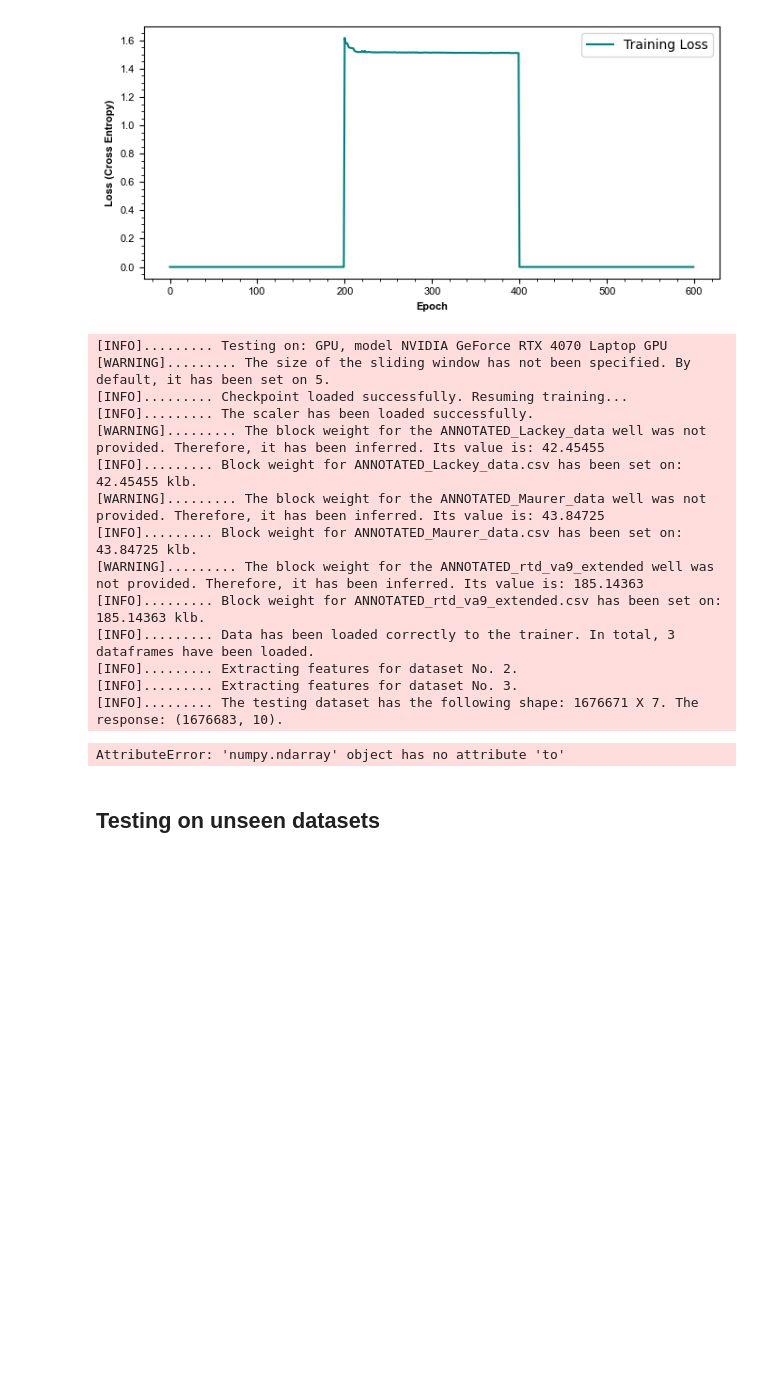
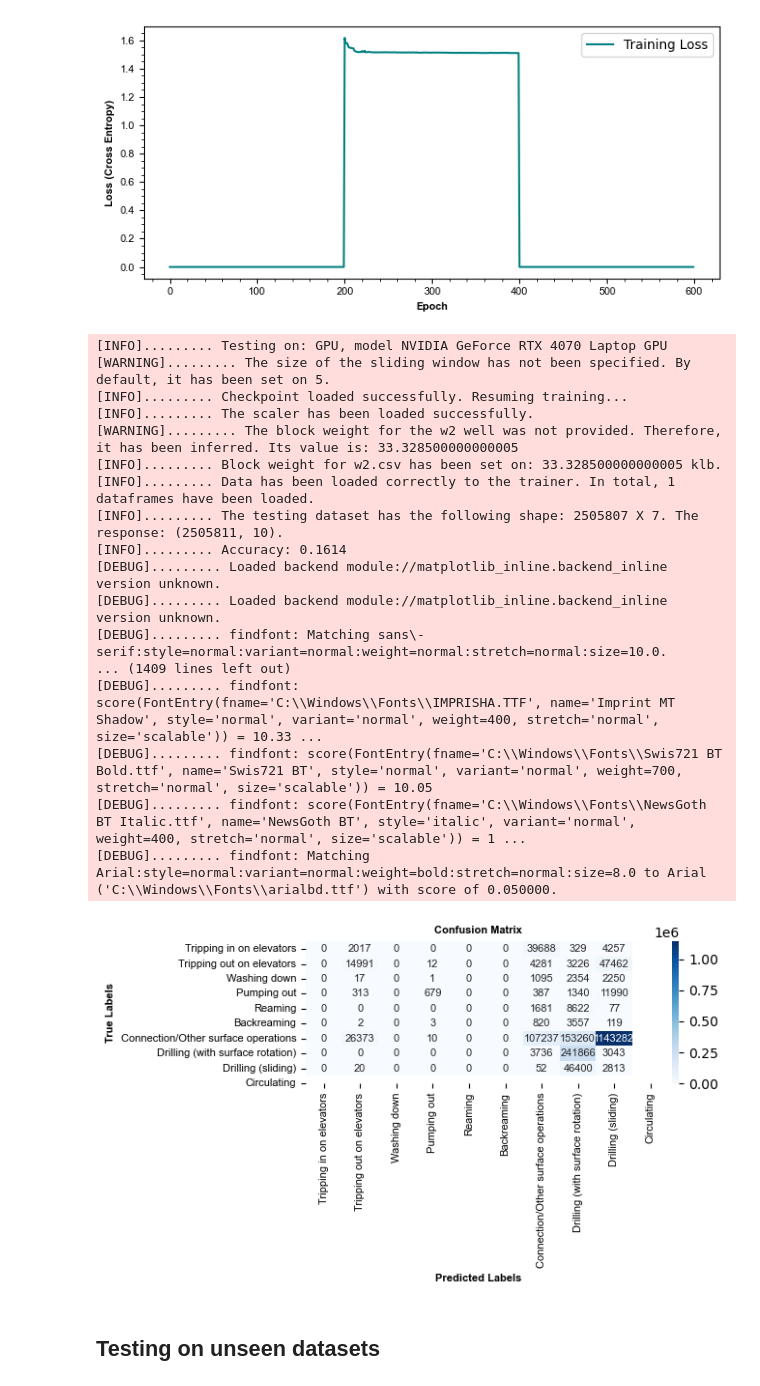
Before and after one commit to acmontesh/RigState, a Jupyter notebook: COLAB_READY_TRAINING_TRANSFORMER.ipynb, the cells around one changed output. Saved outputs shown, nothing was run; the diff lists cells and outputs as text; code cells hidden in the pictures; blank space fills up the shorter version.

Commit message:
correcting y in extractFeatures(), which was pointing to the wrong DF

```diff
--- a/COLAB_READY_TRAINING_TRANSFORMER.ipynb
+++ b/COLAB_READY_TRAINING_TRANSFORMER.ipynb
@@ -211,7 +211,8 @@ class Trainer:
         return model, optimizer
 
     def trainModel(  self, modelType, batchSize=32, nEpochs=200, learningRate=0.0001, currentCheckPointPath=None,
-                    saveModel=True, savePath="model_transformer.pth", saveScaler=True, scalerPath="scaler_transformer.pkl", **kwargs  ):
+                    saveModel=True, savePath="model_transformer.pth", saveScaler=True, scalerPath="scaler_transformer.pkl",
+                     stratifyData=False,fitScaler=True, **kwargs  ):
         if len( self.dataSets )==0:
             self.logger.errorMsg( "No data has been loaded to the trainer. Use the loadData( ) function before training a model." )
             sys.exit( 1 );
@@ -231,11 +232,11 @@ class Trainer:
         typeDevice              = "GPU" if torch.cuda.is_available( ) else "CPU"
         self.logger.infoMsg(  f"Working on: {typeDevice}, model {torch.cuda.get_device_name(0)}"  )
         self.logger.infoMsg( "Extracting features for dataset No. 1." )
-        X_train, y_train        = self.extractFeatures( self.dataSets[ 0 ],self.blockWeights[ 0 ],modelType=modelType,slidingWindow=self.slidingWindow )
+        X_train, y_train        = self.extractFeatures( self.dataSets[ 0 ],self.blockWeights[ 0 ],modelType=modelType,slidingWindow=self.slidingWindow,fitScaler=fitScaler )
         if len( self.dataSets )>1:
             for k,ds in enumerate( self.dataSets[1:] ):
                 self.logger.infoMsg( f"Extracting features for dataset No. {k+2}." )
-                X_train_temp, y_train_temp  = self.extractFeatures( ds,self.blockWeights[ k+1 ],modelType=modelType,slidingWindow=self.slidingWindow )
+                X_train_temp, y_train_temp  = self.extractFeatures( ds,self.blockWeights[ k+1 ],modelType=modelType,slidingWindow=self.slidingWindow,fitScaler=fitScaler )
                 X_train         = np.concatenate( [X_train,X_train_temp],axis=0 )
                 y_train         = np.concatenate( [y_train,y_train_temp] )
         self.logger.infoMsg( f"The training dataset has the following shape: {X_train.shape[0]} X {X_train.shape[1]}. The response: {y_train.shape}" )
@@ -243,6 +244,7 @@ class Trainer:
         X_train, y_train        = self.wrapTensor( X_train,y_train,slidingWindow=self.slidingWindow )
         nNans                   = np.isnan( X_train ).sum(  )
         if nNans>0:             self.logger.warningMsg( f"There are {nNans} NaNs in the training dataset. Consider trimming NaNs before training." )
+        X_train, y_train        = self._stratifyData( X_train, y_train,stratifyData=stratifyData )
         X_train                 = torch.from_numpy( X_train.astype(np.float32) ).to( device )
         y_train                 = torch.from_numpy( y_train.astype(np.float32) )
         y_train                 = torch.argmax( y_train, dim=1 ).to( device )
@@ -281,6 +283,9 @@ class Trainer:
             self.logger.infoMsg( f"Successfully saved {modelType} model: {savePath}" )
         return trainLosses, model
 
+    def _stratifyData( self ):
+        pass
+
     def wrapTensor( self,X,y,slidingWindow ):
         XF                      = [ ]
         yF                      = [ ]
@@ -307,7 +312,7 @@ class Trainer:
         inferredBW              = c[0]+delta
         return inferredBW
 
-    def extractFeatures( self, df, blockWeight, modelType,slidingWindow=5 ):
+    def extractFeatures( self, df, blockWeight, modelType,slidingWindow=5,fitScaler=False ):
         df[self.nom.EFF_HOOK_LOAD_MNEMO]            = np.where(df[self.nom.HOOK_LOAD_MNEMO]>0,df[self.nom.HOOK_LOAD_MNEMO]-df[self.nom.BLOCK_WEIGHT_MNEMO],df[self.nom.HOOK_LOAD_MNEMO])
         df[self.nom.BLOCK_POSITION_TREND_MNEMO]     = df[self.nom.BLOCK_POSITION_MNEMO].rolling(window=slidingWindow).apply(self._trend,raw=True,engine='cython')
         df[self.nom.FLOW_RATE_VARIABILITY_MNEMO]    = df[self.nom.FLOW_IN_MNEMO].rolling(window=slidingWindow).std(  )
@@ -326,7 +331,7 @@ class Trainer:
                                                             self.nom.RIG_STATE_MNEMO]]
         dfTraining                                  = dfTraining.dropna( axis=0 )
         X                       = dfTraining.iloc[:,:-1].values
-        y                       = df[self.nom.RIG_STATE_MNEMO].values
+        y                       = dfTraining[self.nom.RIG_STATE_MNEMO].values
         y                       = pd.get_dummies( y )
         y                       = y.reindex( columns=self.nom.GOAL_RIG_STATES,fill_value=False )
         y                       = y.values
@@ -404,7 +409,7 @@ class Trainer:
         slope,_,_,_,_         = sp.stats.linregress( np.arange(len( window )), window )
         return slope
 
-    def testModel( self,pathTest,pathScaler=None,blockWeights={  },batchSize=32,loadFromPath=None,modelType=None,model=None,**kwargs ):
+    def testModel( self,pathTest,pathScaler=None,blockWeights={  },batchSize=32,loadFromPath=None,modelType=None,model=None,fitScaler=False,**kwargs ):
         device                  = torch.device( "cuda:0" if torch.cuda.is_available( ) else "cpu" )
         typeDevice              = "GPU" if torch.cuda.is_available( ) else "CPU"
         self.logger.infoMsg(  f"Testing on: {typeDevice}, model {torch.cuda.get_device_name(0)}"  )
@@ -435,11 +440,11 @@ class Trainer:
         allYPred                = [  ]
         allYTrue                = [  ]
         self.loadData( pathTest,blockWeights )
-        X_test, y_test        = self.extractFeatures( self.dataSets[ 0 ],self.blockWeights[ 0 ],modelType=modelType,slidingWindow=self.slidingWindow )
+        X_test, y_test        = self.extractFeatures( self.dataSets[ 0 ],self.blockWeights[ 0 ],modelType=modelType,slidingWindow=self.slidingWindow,fitScaler=fitScaler )
         if len( self.dataSets )>1:
             for k,ds in enumerate( self.dataSets[1:] ):
                 self.logger.infoMsg( f"Extracting features for dataset No. {k+2}." )
-                X_test_temp, y_test_temp    = self.extractFeatures( ds,self.blockWeights[ k+1 ],modelType=modelType,slidingWindow=self.slidingWindow )
+                X_test_temp, y_test_temp    = self.extractFeatures( ds,self.blockWeights[ k+1 ],modelType=modelType,slidingWindow=self.slidingWindow,fitScaler=fitScaler )
                 X_test                      = np.concatenate( [X_test,X_test_temp],axis=0 )
                 y_test                      = np.concatenate( [y_test,y_test_temp] )
         self.logger.infoMsg( f"The testing dataset has the following shape: {X_test.shape[0]} X {X_test.shape[1]}. The response: {y_test.shape}." )
@@ -523,25 +515,28 @@ trainer.plotLosses( trainLosses,None )
 [figure]
 # %%
 trainer=Trainer(  )
-trainer.testModel( r"C:\Users\abrah\OneDrive\Doctorate Petroleum Engineering\0A. RESEARCH PROJECT\16. RIG ACTIVITY ENGINE\0. DATA\temp",
+trainer.testModel( r"C:\Users\abrah\OneDrive\Doctorate Petroleum Engineering\0A. RESEARCH PROJECT\16. RIG ACTIVITY ENGINE\0. DATA\temp2",
                   pathScaler="scaler_transformer.pkl",modelType='transformer',loadFromPath="transformer_1_chk"
                     )
 # %% [output]
 [INFO]......... Testing on: GPU, model NVIDIA GeForce RTX 4070 Laptop GPU
 [WARNING]......... The size of the sliding window has not been specified. By default, it has been set on 5.
 [INFO]......... Checkpoint loaded successfully. Resuming training...
 [INFO]......... The scaler has been loaded successfully.
-[WARNING]......... The block weight for the ANNOTATED_Lackey_data well was not provided. Therefore, it has been inferred. Its value is: 42.45455
-[INFO]......... Block weight for ANNOTATED_Lackey_data.csv has been set on: 42.45455 klb.
-[WARNING]......... The block weight for the ANNOTATED_Maurer_data well was not provided. Therefore, it has been inferred. Its value is: 43.84725
-[INFO]......... Block weight for ANNOTATED_Maurer_data.csv has been set on: 43.84725 klb.
-[WARNING]......... The block weight for the ANNOTATED_rtd_va9_extended well was not provided. Therefore, it has been inferred. Its value is: 185.14363
-[INFO]......... Block weight for ANNOTATED_rtd_va9_extended.csv has been set on: 185.14363 klb.
-[INFO]......... Data has been loaded correctly to the trainer. In total, 3 dataframes have been loaded.
-[INFO]......... Extracting features for dataset No. 2.
-[INFO]......... Extracting features for dataset No. 3.
-[INFO]......... The testing dataset has the following shape: 1676671 X 7. The response: (1676683, 10).
+[WARNING]......... The block weight for the w2 well was not provided. Therefore, it has been inferred. Its value is: 33.328500000000005
+[INFO]......... Block weight for w2.csv has been set on: 33.328500000000005 klb.
+[INFO]......... Data has been loaded correctly to the trainer. In total, 1 dataframes have been loaded.
+[INFO]......... The testing dataset has the following shape: 2505807 X 7. The response: (2505811, 10).
+[INFO]......... Accuracy: 0.1614
+[DEBUG]......... Loaded backend module://matplotlib_inline.backend_inline version unknown.
+[DEBUG]......... Loaded backend module://matplotlib_inline.backend_inline version unknown.
+[DEBUG]......... findfont: Matching sans\-serif:style=normal:variant=normal:weight=normal:stretch=normal:size=10.0.
+... (1409 lines left out)
+[DEBUG]......... findfont: score(FontEntry(fname='C:\\Windows\\Fonts\\IMPRISHA.TTF', name='Imprint MT Shadow', style='normal', variant='normal', weight=400, stretch='normal', size='scalable')) = 10.33 ...
+[DEBUG]......... findfont: score(FontEntry(fname='C:\\Windows\\Fonts\\Swis721 BT Bold.ttf', name='Swis721 BT', style='normal', variant='normal', weight=700, stretch='normal', size='scalable')) = 10.05
+[DEBUG]......... findfont: score(FontEntry(fname='C:\\Windows\\Fonts\\NewsGoth BT Italic.ttf', name='NewsGoth BT', style='italic', variant='normal', weight=400, stretch='normal', size='scalable')) = 1 ...
+[DEBUG]......... findfont: Matching Arial:style=normal:variant=normal:weight=bold:stretch=normal:size=8.0 to Arial ('C:\\Windows\\Fonts\\arialbd.ttf') with score of 0.050000.
-AttributeError: 'numpy.ndarray' object has no attribute 'to'
+[figure, added]
 # %% [markdown]
 ## Testing on unseen datasets
 # %%
```
Also changed, not shown: parts of 2 cells of this notebook, 1 other file.
